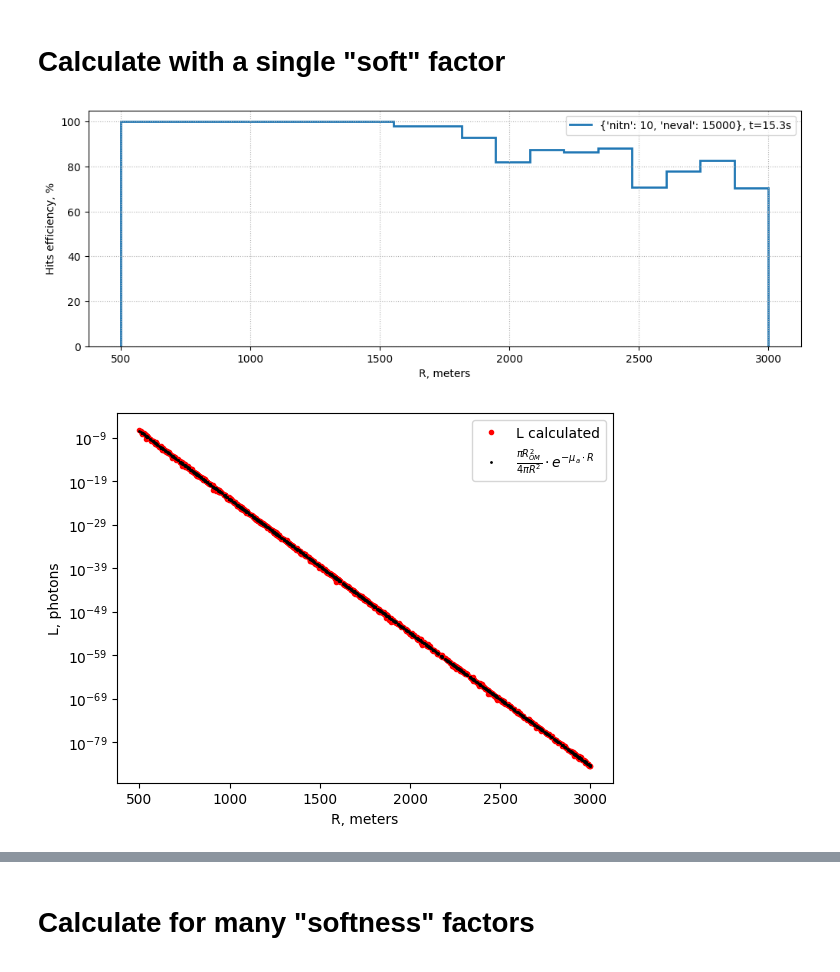
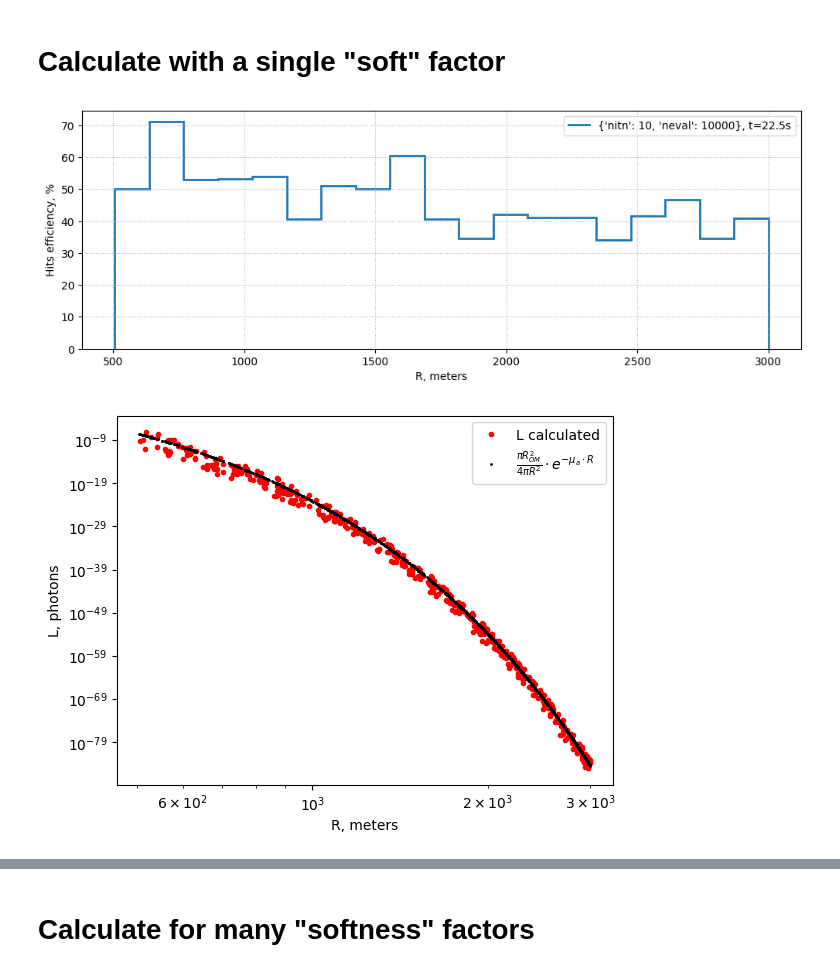
Before and after one commit to RTESolution/rte_BGVD, a Jupyter notebook: Efficiency_test.ipynb, the cells around one changed output, grey strips where cells are left out. Cells and saved outputs as stored; diff of their text form; code cells hidden in the pictures.

```diff
--- a/Efficiency_test.ipynb
+++ b/Efficiency_test.ipynb
@@ -16,9 +16,9 @@ from laser import Laser
 
 src = Laser(position=[0,0,0],
             time=0,
-            # direction=vp.Direction(0., phi=-np.pi/2),
-            direction=vp.Direction(),#1.,0),
-            diffuser_sigma=0,
+            direction=vp.Direction(0., phi=-np.pi/2),
+            # direction=vp.Direction(),#1.,0),
+            diffuser_sigma=0.1,
             total_photons=1e15
            )
 # %% [output]
@@ -80,7 +82,7 @@ results = {}
 # %%
 p = c.get_process(0)
 p.vegas_kwargs={'nitn':10, 'neval':10000}
-p.vegas_kwargs['adapt_params']={'nitn':10, 'neval':15000}
+p.vegas_kwargs['adapt_params']={'nitn':10, 'neval':10000}
 
 with measure_time() as t:
     result = p.calculate_map(override={'tgt.center.xyz':positions}, output='reshape')
@@ -105,15 +107,15 @@ plt.xlabel('R, meters')
 plt.grid(ls=':')
 plt.show()
 # %% [output]
-[figure, old version]
+[figure, new version]
 # %%
 plt.plot(R, L, '.r', label='L calculated')
 plt.plot(R, L_exp, '.k', label=r'$\frac{\pi R_{OM}^2}{4\pi R^2} \cdot e^{-\mu_a\cdot R}$', markersize=2)
 plt.legend()
 plt.yscale('log')
-# plt.xscale('log')
+plt.xscale('log')
 plt.xlabel('R, meters')
 plt.ylabel('L, photons')
 plt.show()
 # %% [output]
-[figure, old version]
+[figure, new version]
```
Also changed, not shown: parts of 8 cells of this notebook.
